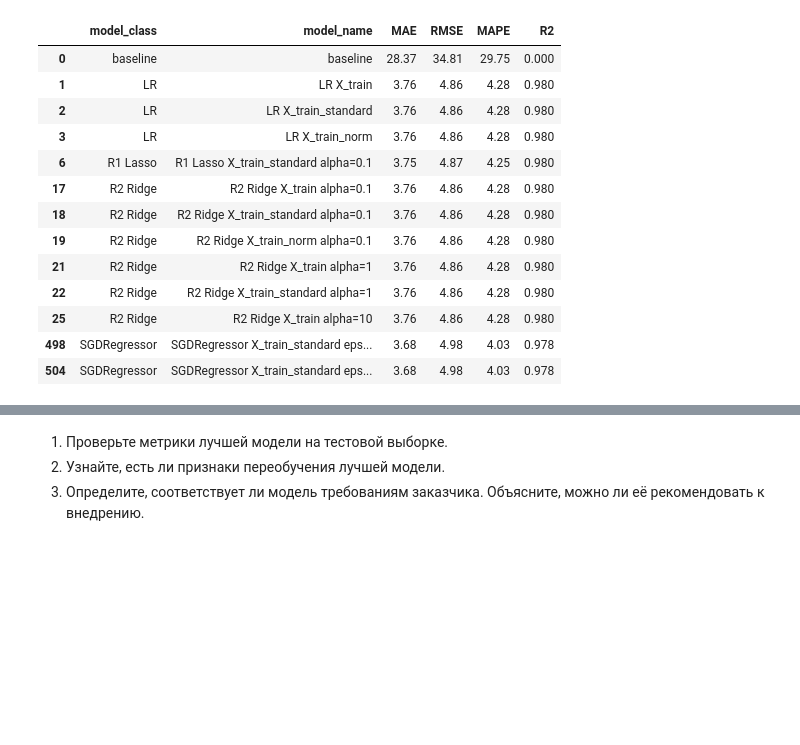
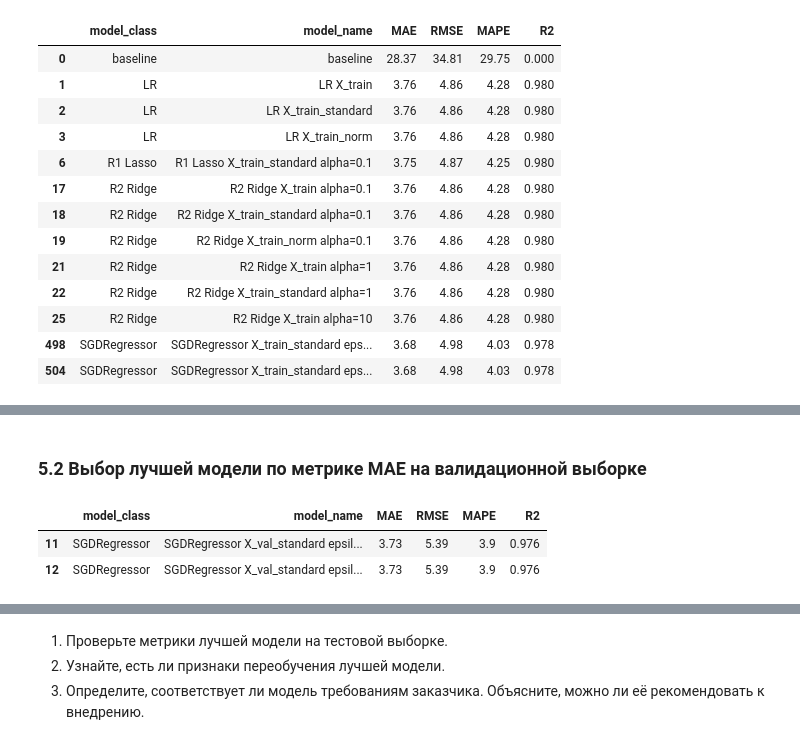
Before and after one commit to TemaQDX/project_turtle, a Jupyter notebook: project_turtle_sprint_10_Artem_Burov.ipynb, the cells around one changed output, grey strips where cells are left out. Drawn from its saved outputs; the diff is of its cells as text; code cells hidden in the pictures; blank space fills up the shorter version.

```diff
--- a/project_turtle_sprint_10_Artem_Burov.ipynb
+++ b/project_turtle_sprint_10_Artem_Burov.ipynb
@@ -1507,0 +1536,6 @@ ________________
+# %%
+print('Проверка модели Линейной регрессии (LR) на валидационной выборке X_val_norm \n')
+model_lr.fit(X_train_norm, y_train)
+y_pred = model_lr.predict(X_val_norm)
+model_val_results['LR X_val_norm'] = calculate_metrics(y_pred, y_val, model_class='LR', model_name='LR X_val_norm')
+print(model_val_results['LR X_val_norm'], '\n')
@@ -1507,0 +1546,8 @@ ________________
+# %%
+model_lasso = Lasso(alpha=0.1)
+
+print('Проверка модели R1 Lasso на валидационной выборке X_val \n')
+model_lasso.fit(X_train_standard, y_train)
+y_pred = model_lasso.predict(X_val_standard)
+model_val_results['R1 Lasso X_val_standard alpha=0.1'] = calculate_metrics(y_pred, y_val, model_class='R1 Lasso', model_name='R1 Lasso X_val_standard alpha=0.1')
+print(model_val_results['R1 Lasso X_val_standard alpha=0.1'], '\n')
@@ -1507,0 +1675,16 @@ ________________
+# %% [markdown]
+### 5.2 Выбор лучшей модели по метрике MAE на валидационной выборке
+# %%
+# Преобразуем столбцы с метриками в числовой тип (float)
+df_val_results['MAE'] = pd.to_numeric(df_val_results['MAE'], errors='coerce')
+df_val_results['RMSE'] = pd.to_numeric(df_val_results['RMSE'], errors='coerce')
+df_val_results['MAPE'] = pd.to_numeric(df_val_results['MAPE'], errors='coerce')
+df_val_results['R2'] = pd.to_numeric(df_val_results['R2'], errors='coerce')
+
+min_mae = df_val_results['MAE'].min()
+df_val_results = df_val_results[df_val_results['MAE'] == min_mae]
+df_val_results
+# %% [output]
+|  | model_class | model_name | MAE | RMSE | MAPE | R2 |
+| 11 | SGDRegressor | SGDRegressor X_val_standard epsil... | 3.73 | 5.39 | 3.9 | 0.976 |
+| 12 | SGDRegressor | SGDRegressor X_val_standard epsil... | 3.73 | 5.39 | 3.9 | 0.976 |
```
Also changed, not shown: parts of 20 cells of this notebook.
